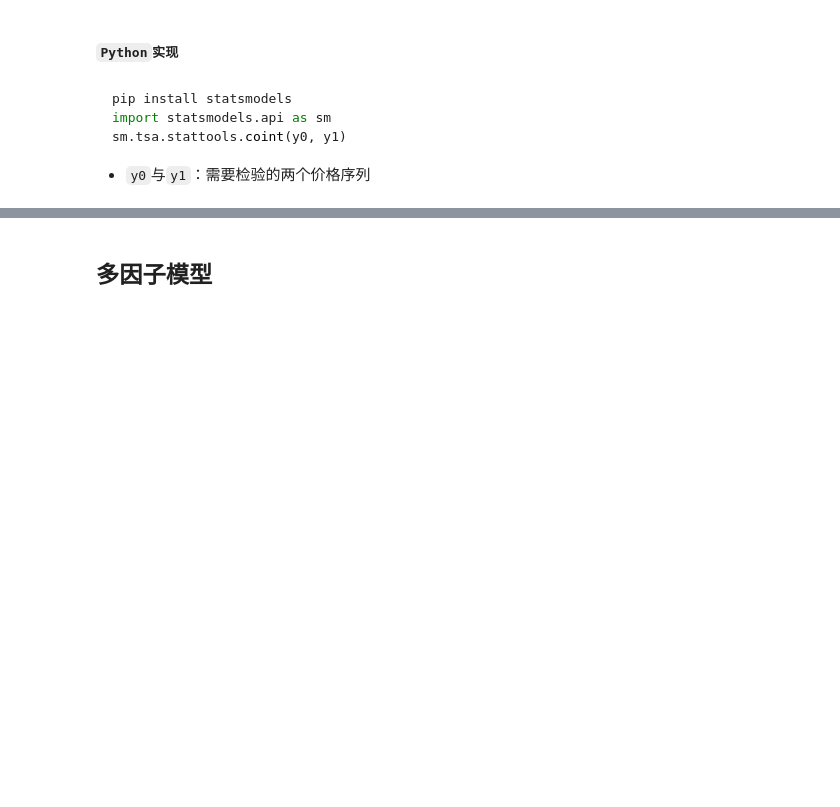
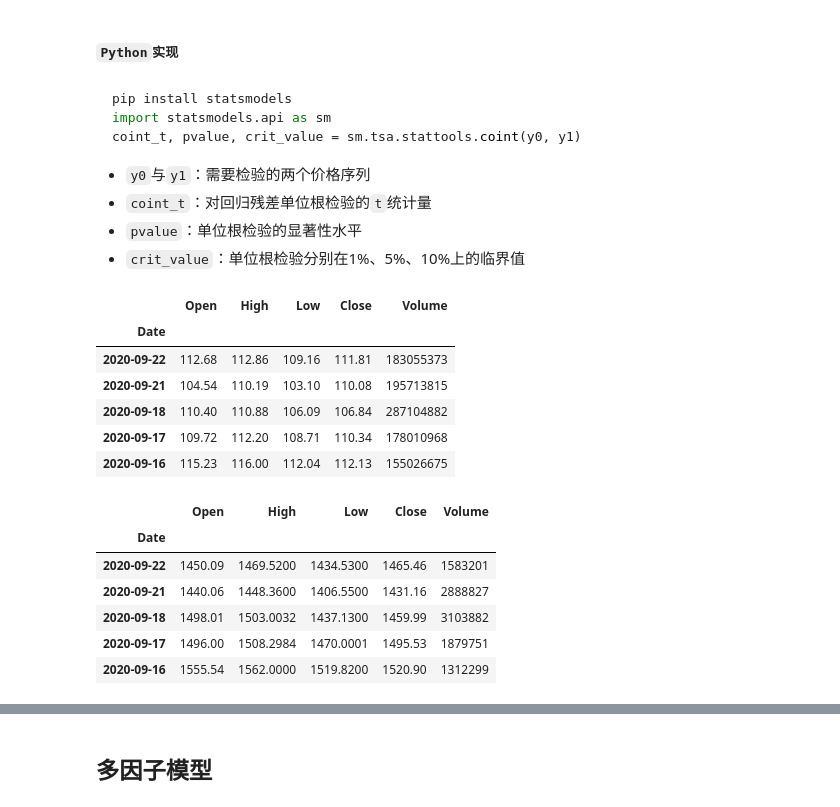
Before and after one commit to christinemu/quant-trading, a Jupyter notebook: tradingModels.ipynb, the cells around one changed output, grey strips where cells are left out. Cells and saved outputs as stored; diff of their text form; code cells hidden in the pictures; blank space fills up the shorter version.

````diff
--- a/tradingModels.ipynb
+++ b/tradingModels.ipynb
@@ -874,6 +880,29 @@ mpf.plot(rbdaily,type='candle',style='yahoo',addplot=choFig,figratio=(12,6),figs
 ```python
 pip install statsmodels
 import statsmodels.api as sm
-sm.tsa.stattools.coint(y0, y1)
+coint_t, pvalue, crit_value = sm.tsa.stattools.coint(y0, y1)
 ```
 - `y0`与`y1`：需要检验的两个价格序列
+- `coint_t`：对回归残差单位根检验的`t`统计量
+- `pvalue`：单位根检验的显著性水平
+- `crit_value`：单位根检验分别在1%、5%、10%上的临界值
+# %%
+retAapl = web.DataReader('AAPL',start=datetime(2018,1,1),end=(datetime(2020,9,23)),data_source='stooq')
+retAapl.head()
+retGoog = web.DataReader('GOOG',start=datetime(2018,1,1),end=(datetime(2020,9,23)),data_source='stooq')
+retGoog.head()
+# %% [output]
+|  | Open | High | Low | Close | Volume |
+| Date |  |  |  |  |  |
+| 2020-09-22 | 112.68 | 112.86 | 109.16 | 111.81 | 183055373 |
+| 2020-09-21 | 104.54 | 110.19 | 103.10 | 110.08 | 195713815 |
+| 2020-09-18 | 110.40 | 110.88 | 106.09 | 106.84 | 287104882 |
+| 2020-09-17 | 109.72 | 112.20 | 108.71 | 110.34 | 178010968 |
+| 2020-09-16 | 115.23 | 116.00 | 112.04 | 112.13 | 155026675 |
+|  | Open | High | Low | Close | Volume |
+| Date |  |  |  |  |  |
+| 2020-09-22 | 1450.09 | 1469.5200 | 1434.5300 | 1465.46 | 1583201 |
+| 2020-09-21 | 1440.06 | 1448.3600 | 1406.5500 | 1431.16 | 2888827 |
+| 2020-09-18 | 1498.01 | 1503.0032 | 1437.1300 | 1459.99 | 3103882 |
+| 2020-09-17 | 1496.00 | 1508.2984 | 1470.0001 | 1495.53 | 1879751 |
+| 2020-09-16 | 1555.54 | 1562.0000 | 1519.8200 | 1520.90 | 1312299 |
````
Also changed, not shown: parts of 64 cells of this notebook, 1 other file.
